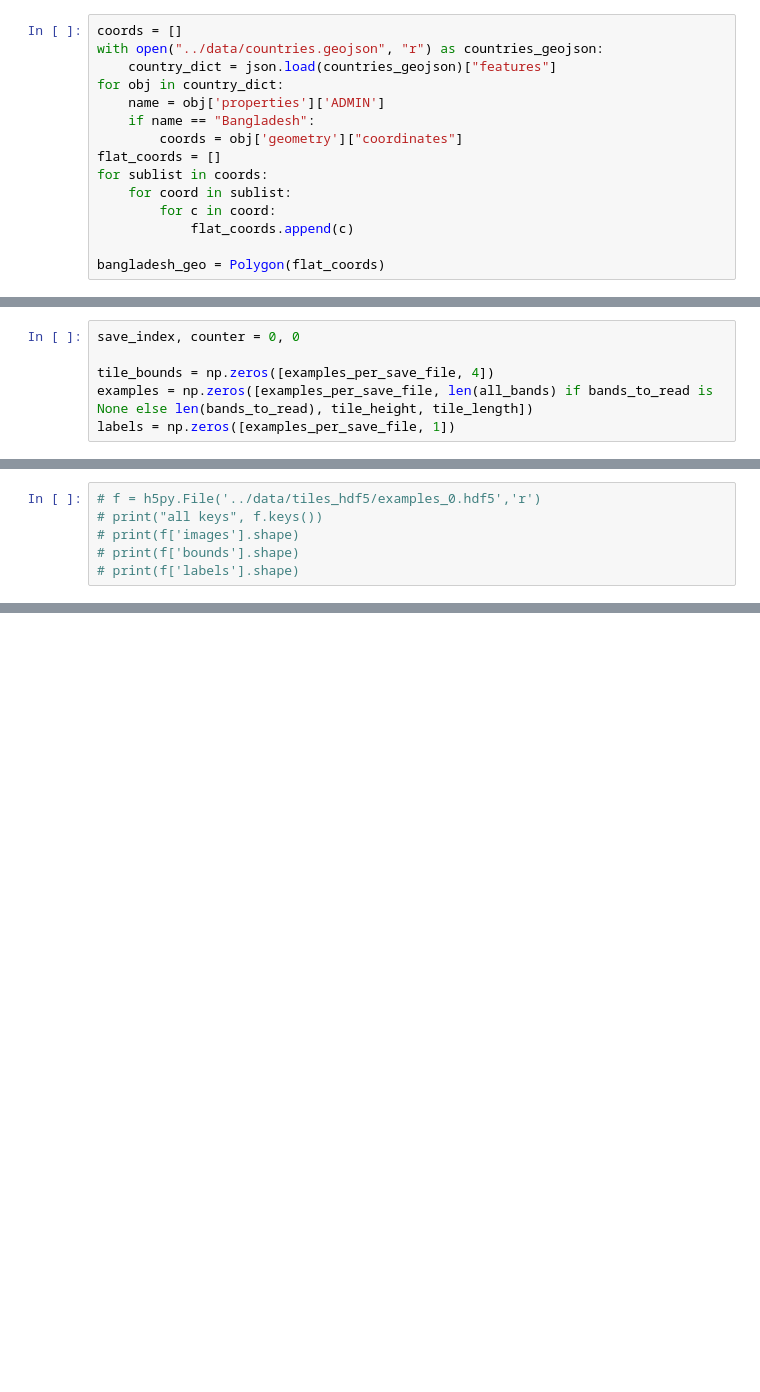
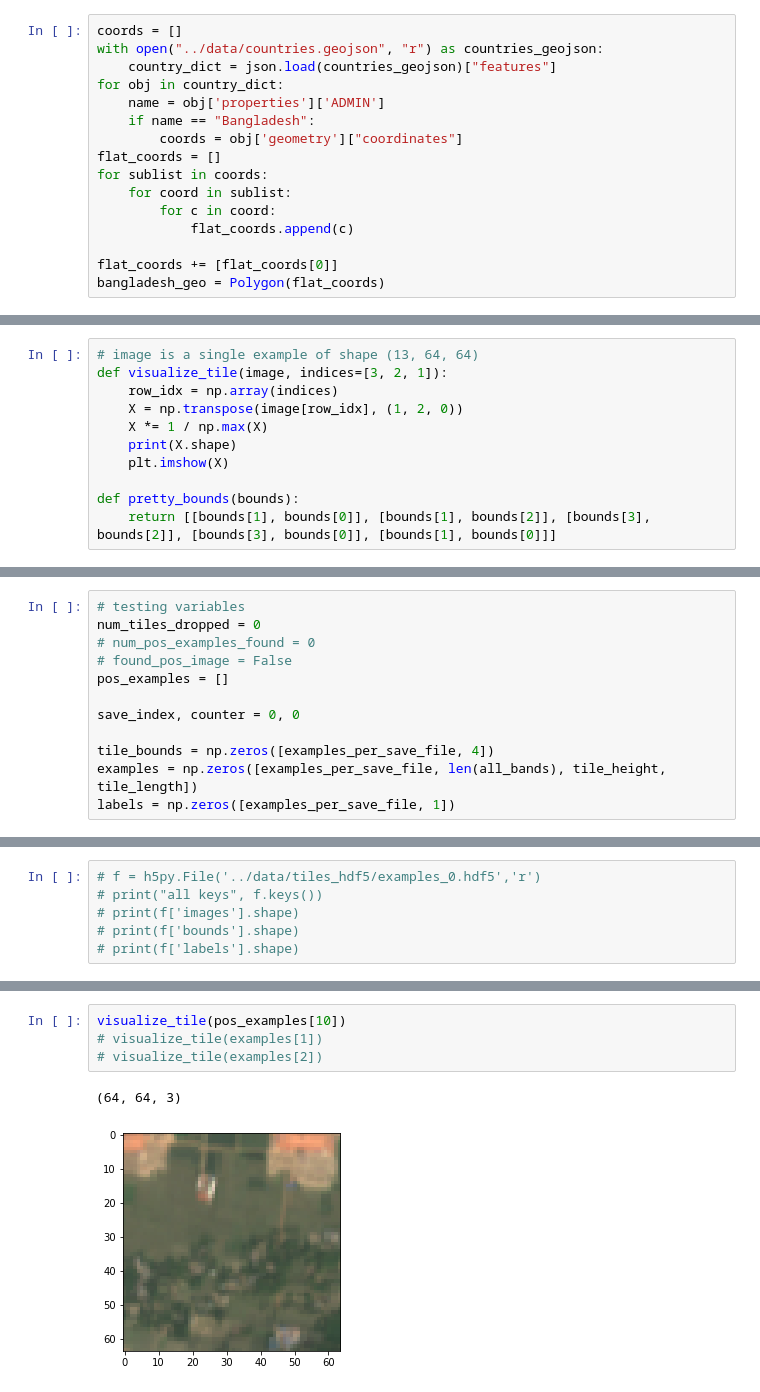
Before and after one commit to mliu356/kiln-scaling, a Jupyter notebook: notebooks/get_tiled_data_from_tiff_hdf5.ipynb, the cells around one changed output, grey strips where cells are left out. Cells and saved outputs as stored; diff of their text form; blank space fills up the shorter version.

```diff
--- a/notebooks/get_tiled_data_from_tiff_hdf5.ipynb
+++ b/notebooks/get_tiled_data_from_tiff_hdf5.ipynb
@@ -105,5 +104,6 @@ for sublist in coords:
         for c in coord:
             flat_coords.append(c)
 
+flat_coords += [flat_coords[0]]
 bangladesh_geo = Polygon(flat_coords)
 # %%
@@ -204 +194,12 @@ def get_kiln_tiles(bounds, num_rows, num_cols):
     return tiles
+# %%
+# image is a single example of shape (13, 64, 64)
+def visualize_tile(image, indices=[3, 2, 1]):
+    row_idx = np.array(indices)
+    X = np.transpose(image[row_idx], (1, 2, 0))
+    X *= 1 / np.max(X)
+    print(X.shape)
+    plt.imshow(X)
+
+def pretty_bounds(bounds):
+    return [[bounds[1], bounds[0]], [bounds[1], bounds[2]], [bounds[3], bounds[2]], [bounds[3], bounds[0]], [bounds[1], bounds[0]]]
@@ -205,7 +208,13 @@ def get_kiln_tiles(bounds, num_rows, num_cols):
 # %%
+# testing variables
+num_tiles_dropped = 0
+# num_pos_examples_found = 0
+# found_pos_image = False
+pos_examples = []
+
 save_index, counter = 0, 0
 
 tile_bounds = np.zeros([examples_per_save_file, 4])
-examples = np.zeros([examples_per_save_file, len(all_bands) if bands_to_read is None else len(bands_to_read), tile_height, tile_length])
+examples = np.zeros([examples_per_save_file, len(all_bands), tile_height, tile_length])
 labels = np.zeros([examples_per_save_file, 1])
 # %%
@@ -282,0 +319,7 @@ print(tile_bounds.shape)
+# %%
+visualize_tile(pos_examples[10])
+# visualize_tile(examples[1])
+# visualize_tile(examples[2])
+# %% [output]
+(64, 64, 3)
+[figure, added]
```
Also changed, not shown: parts of 14 cells of this notebook, 1 other file.
